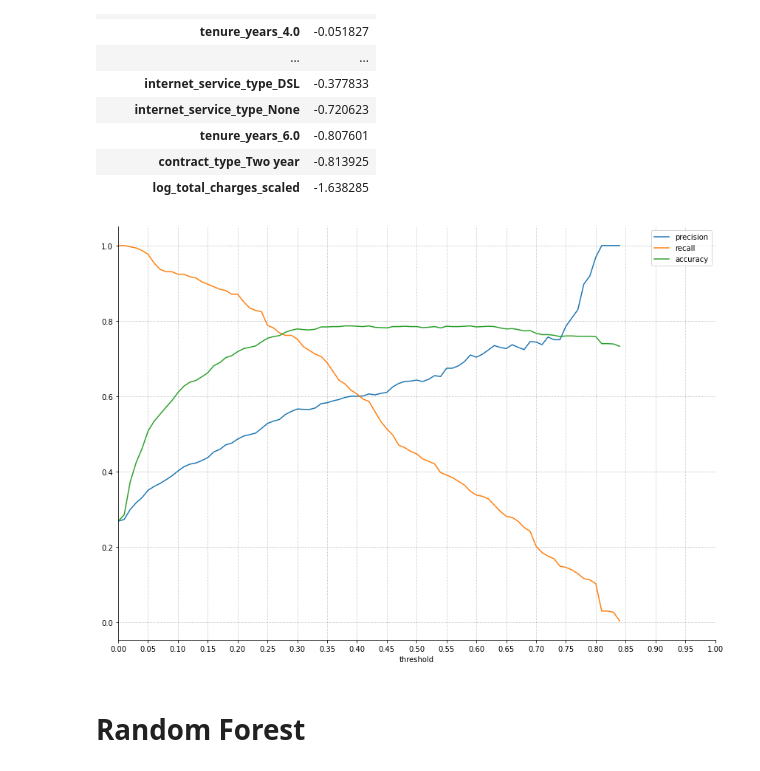
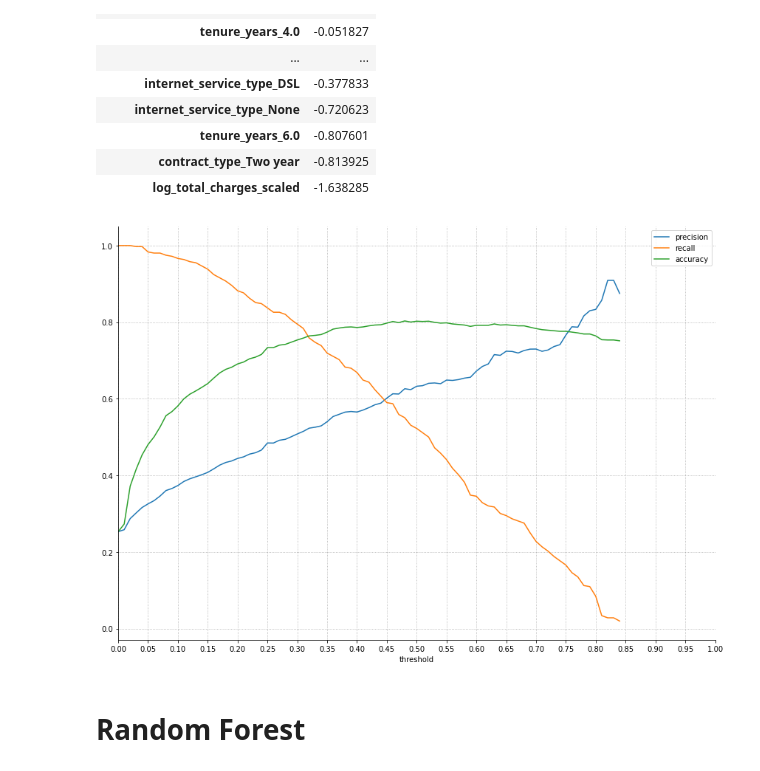
Before and after one commit to ravinder79/Telco_Churn, a Jupyter notebook: modeling.ipynb, the cells around one changed output. Drawn from its saved outputs; the diff is of its cells as text; code cells hidden in the pictures.

```diff
--- a/modeling.ipynb
+++ b/modeling.ipynb
@@ -153,3 +153,10 @@ print(classification_report(y_validate, yhat.churn))
     accuracy                           0.78      1125
    macro avg       0.73      0.77      0.74      1125
 weighted avg       0.81      0.78      0.79      1125
+# %%
+y_pred = logit.predict(X_test_scaled)
+y_pred_proba = logit.predict_proba(X_test_scaled)
+y_pred_proba = pd.DataFrame(y_pred_proba, columns = ['no churn', 'churn'])
+t = 0.3
+yhat = (y_pred_proba > t).astype(int)
+print(classification_report(y_test, yhat.churn))
@@ -181,9 +197,9 @@ features
 | contract_type_Two year | -0.813925 |
 | log_total_charges_scaled | -1.638285 |
 # %%
-logistic_regression_util.plot_metrics_by_thresholds(y_validate.churn, y_pred_proba.churn)
+logistic_regression_util.plot_metrics_by_thresholds(y_test.churn, y_pred_proba.churn)
 # %% [output]
-[figure, old version]
+[figure, new version]
 # %%
 model_list = []
 f1_list = []
```
Also changed, not shown: parts of 10 cells of this notebook.
